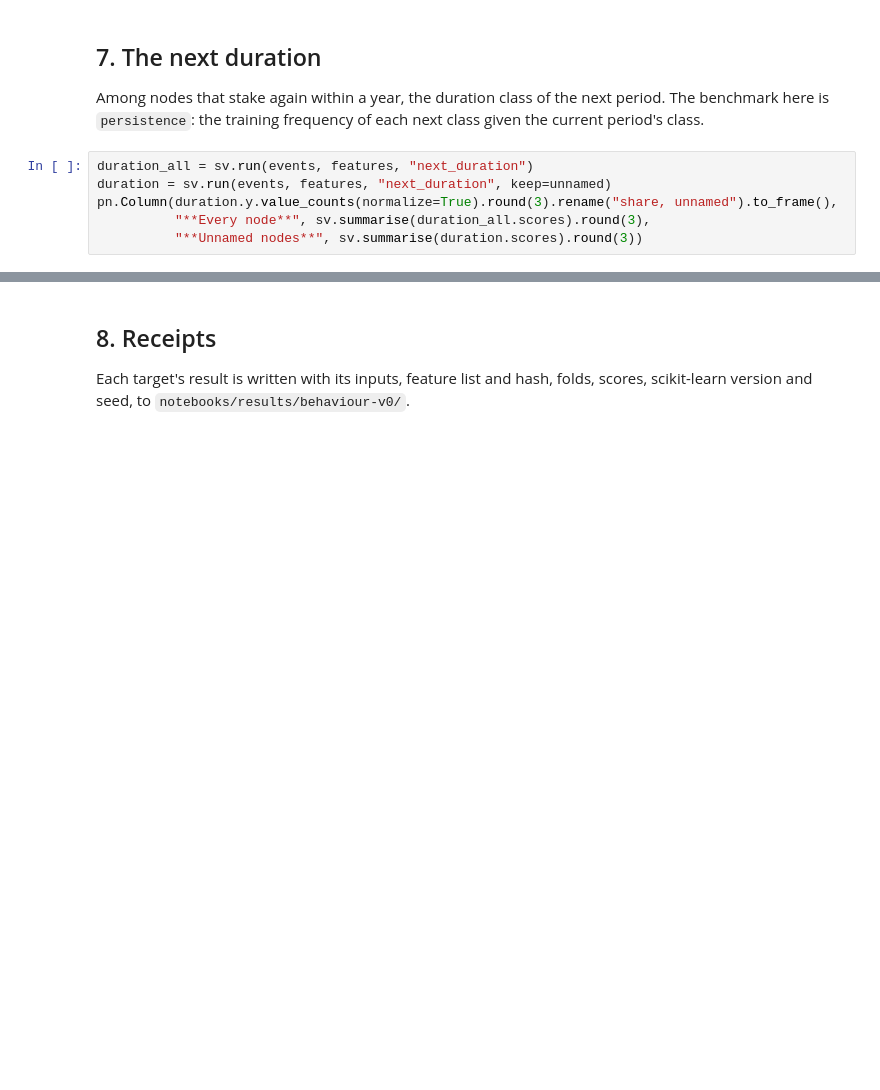
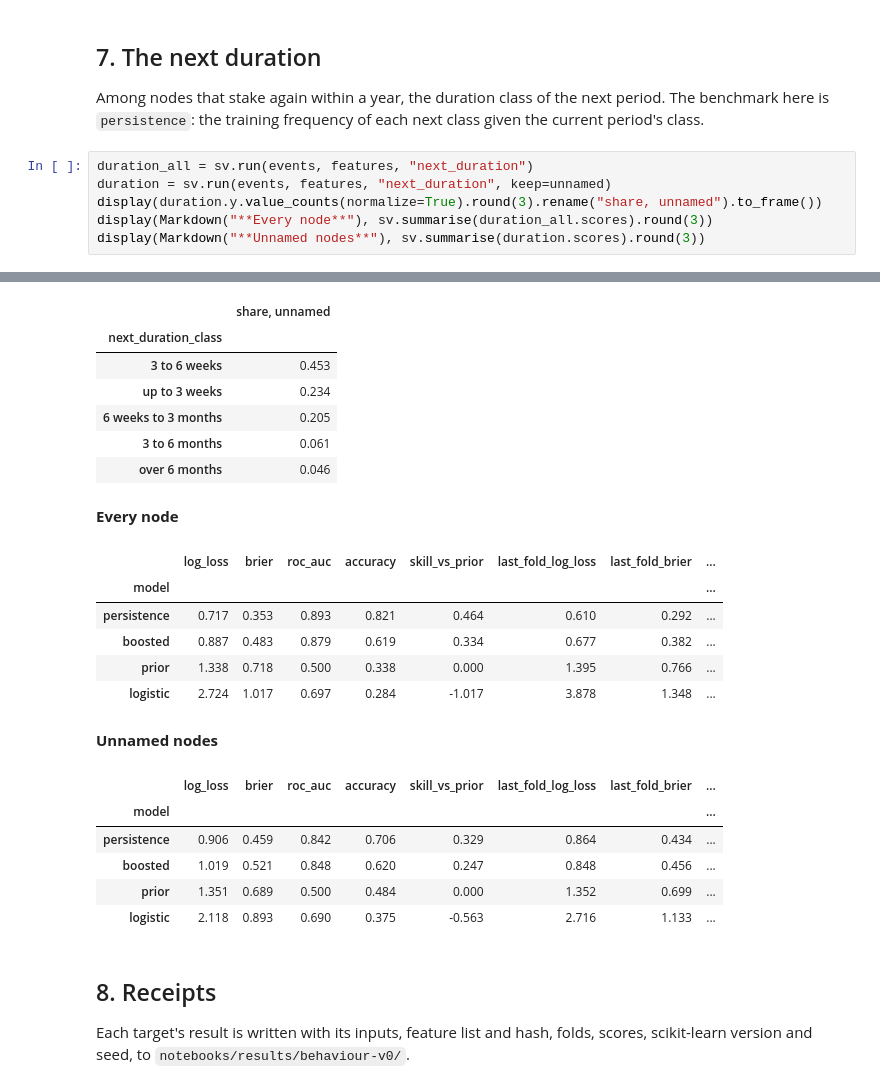
Before and after one commit to bonding-curves/avalanche-phase-ii-research, a Jupyter notebook: notebooks/behaviour-supervised.ipynb, the cells around one changed output, grey strips where cells are left out. Cells and saved outputs as stored; diff of their text form; blank space fills up the shorter version.

```diff
--- a/notebooks/behaviour-supervised.ipynb
+++ b/notebooks/behaviour-supervised.ipynb
@@ -151,7 +200,7 @@ Among nodes that stake again within a year, the duration class of the next perio
 # %%
 duration_all = sv.run(events, features, "next_duration")
 duration = sv.run(events, features, "next_duration", keep=unnamed)
-pn.Column(duration.y.value_counts(normalize=True).round(3).rename("share, unnamed").to_frame(),
-          "**Every node**", sv.summarise(duration_all.scores).round(3),
-          "**Unnamed nodes**", sv.summarise(duration.scores).round(3))
+display(duration.y.value_counts(normalize=True).round(3).rename("share, unnamed").to_frame())
+display(Markdown("**Every node**"), sv.summarise(duration_all.scores).round(3))
+display(Markdown("**Unnamed nodes**"), sv.summarise(duration.scores).round(3))
 # %% [output]
@@ -159,3 +207,24 @@ pn.Column(duration.y.value_counts(normalize=True).round(3).rename("share, unname
+|  | share, unnamed |
+| next_duration_class |  |
+| 3 to 6 weeks | 0.453 |
+| up to 3 weeks | 0.234 |
+| 6 weeks to 3 months | 0.205 |
+| 3 to 6 months | 0.061 |
+| over 6 months | 0.046 |
+**Every node**
+|  | log_loss | brier | roc_auc | accuracy | skill_vs_prior | last_fold_log_loss | last_fold_brier | ... |
+| model |  |  |  |  |  |  |  | ... |
+| persistence | 0.717 | 0.353 | 0.893 | 0.821 | 0.464 | 0.610 | 0.292 | ... |
+| boosted | 0.887 | 0.483 | 0.879 | 0.619 | 0.334 | 0.677 | 0.382 | ... |
+| prior | 1.338 | 0.718 | 0.500 | 0.338 | 0.000 | 1.395 | 0.766 | ... |
+| logistic | 2.724 | 1.017 | 0.697 | 0.284 | -1.017 | 3.878 | 1.348 | ... |
+**Unnamed nodes**
+|  | log_loss | brier | roc_auc | accuracy | skill_vs_prior | last_fold_log_loss | last_fold_brier | ... |
+| model |  |  |  |  |  |  |  | ... |
+| persistence | 0.906 | 0.459 | 0.842 | 0.706 | 0.329 | 0.864 | 0.434 | ... |
+| boosted | 1.019 | 0.521 | 0.848 | 0.620 | 0.247 | 0.848 | 0.456 | ... |
+| prior | 1.351 | 0.689 | 0.500 | 0.484 | 0.000 | 1.352 | 0.699 | ... |
+| logistic | 2.118 | 0.893 | 0.690 | 0.375 | -0.563 | 2.716 | 1.133 | ... |
 # %% [markdown]
 ## 8. Receipts
 
```
Also changed, not shown: parts of 6 cells of this notebook, 2 other files.
